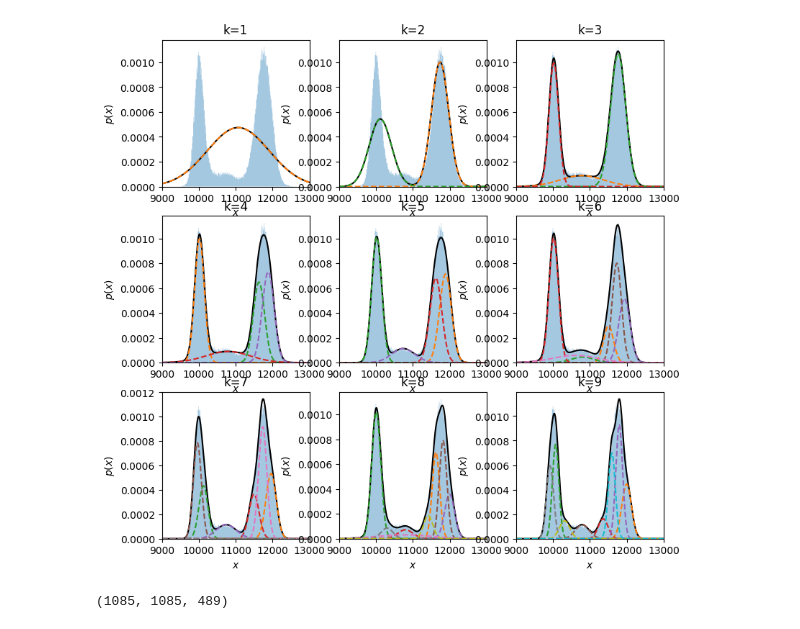
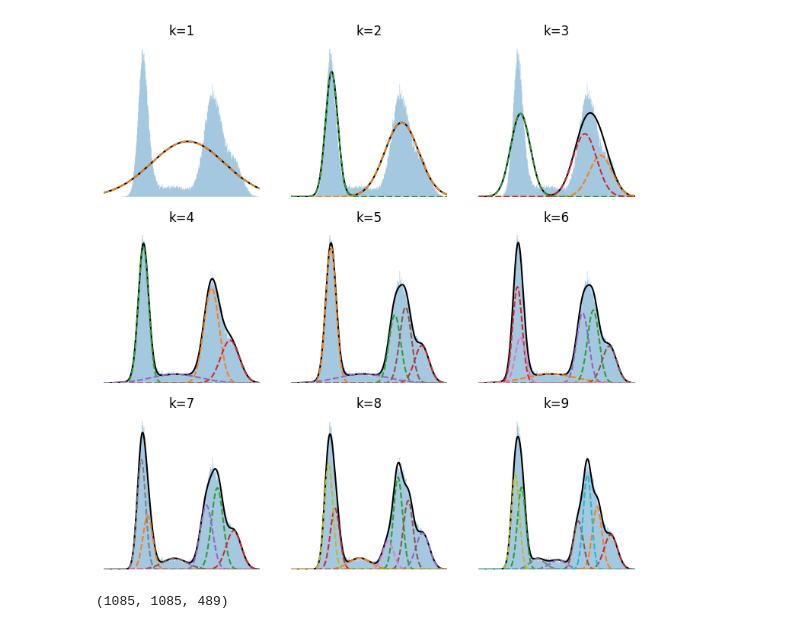
Before and after one commit to tpasfieldERAU/MA390-490_PNNL, a Jupyter notebook: segmentation/gmm-test.ipynb, the cells around one changed output. Cells and saved outputs as stored; diff of their text form; code cells hidden in the pictures.

```diff
--- a/segmentation/gmm-test.ipynb
+++ b/segmentation/gmm-test.ipynb
@@ -4,7 +4,7 @@ import numpy as np
 from sklearn.mixture import GaussianMixture
 # %%
 rng = np.random.RandomState(seed=1)
-m1 = np.load('../matrices/isolated-materials/float32/Transition1.npy')
+m1 = np.load('../matrices/2024_FULL-STACK.npy')
 X = np.random.choice(m1[m1!=0.0].flatten(), (100000,1))
 # %%
 k_arr = np.arange(10) + 1
@@ -42,14 +42,15 @@ def plot_mixture(gmm, X, show_legend=True, ax=None):
 # %%
 # Show all models for n_components 1 to 9
 _, axes = plt.subplots(3,3,figsize=np.array([3,3])*3, dpi=100)
 for gmm, ax in zip(models, axes.ravel()):
     plot_mixture(gmm, X, show_legend=False, ax=ax)
     ax.set_title(f'k={gmm.n_components}')
     ax.set_xlim(9000, 13000)
+    ax.axis('off')
 plt.tight_layout
 plt.show()
 # %% [output]
-[figure, old version]
+[figure, new version]
 # %%
 model = GaussianMixture(4).fit(X)
 # %%
```
Also changed, not shown: 1 other file.
